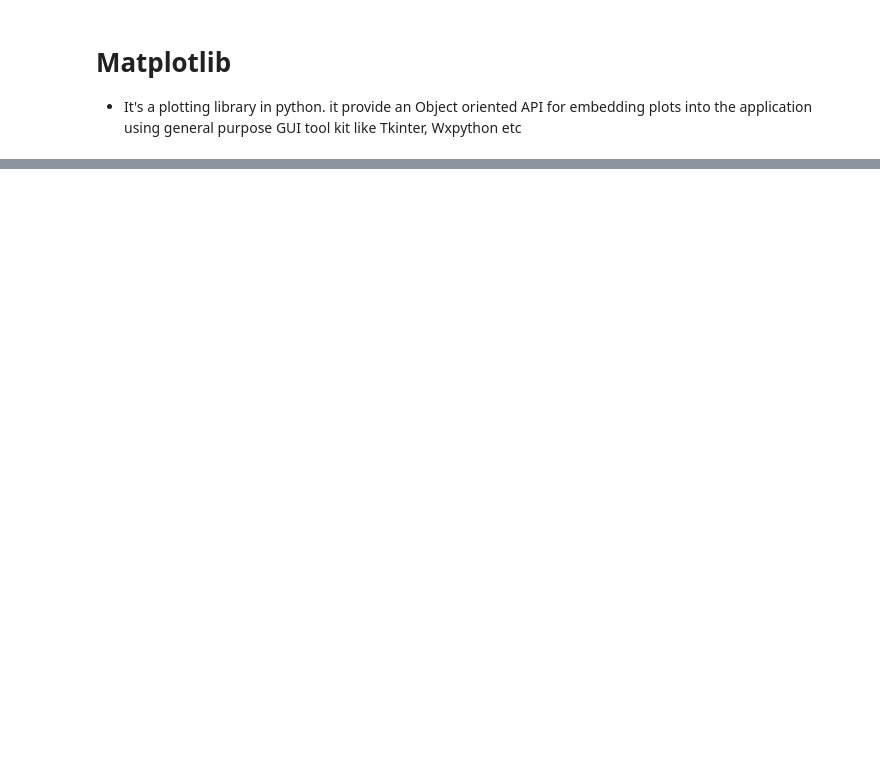
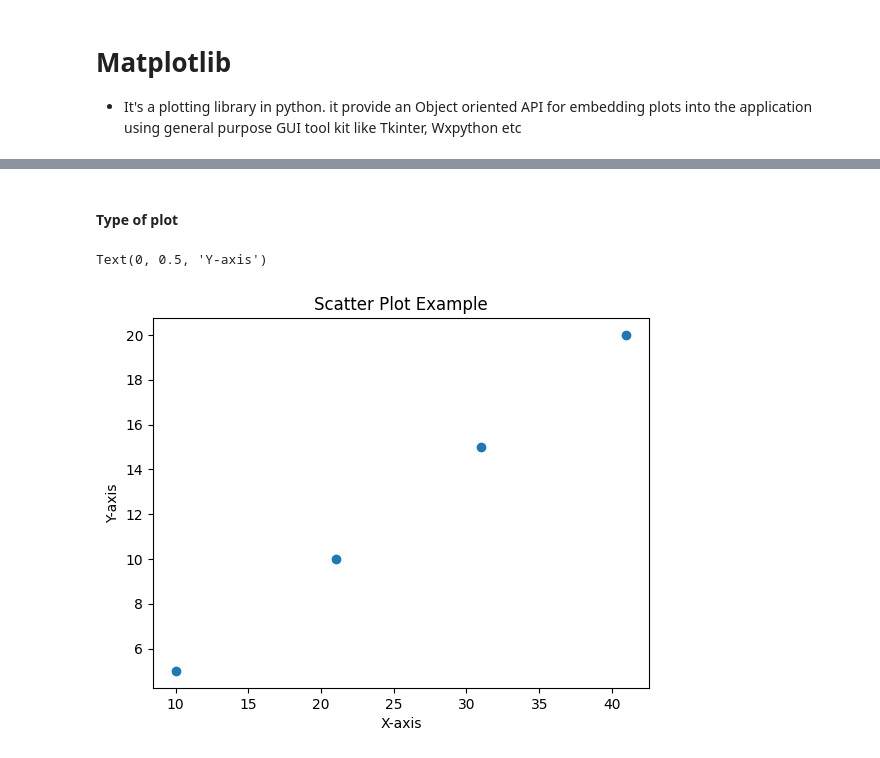
Before and after one commit to codERSunny812/python-learning, a Jupyter notebook: pyLibraries/matplotlib.ipynb, the cells around one changed output, grey strips where cells are left out. Saved outputs shown, nothing was run; the diff lists cells and outputs as text; code cells hidden in the pictures; blank space fills up the shorter version.

```diff
--- a/pyLibraries/matplotlib.ipynb
+++ b/pyLibraries/matplotlib.ipynb
@@ -83,0 +81,14 @@ plt.show()
+# %% [markdown]
+#### Type of plot
+# %%
+import matplotlib.pyplot as plt
+
+# scatter plot
+
+plt.scatter(x,y)
+plt.title("Scatter Plot Example")
+plt.xlabel("X-axis")
+plt.ylabel("Y-axis")
+# %% [output]
+Text(0, 0.5, 'Y-axis')
+[figure, added]
```
Also changed, not shown: parts of 22 cells of this notebook, 12 other files.
